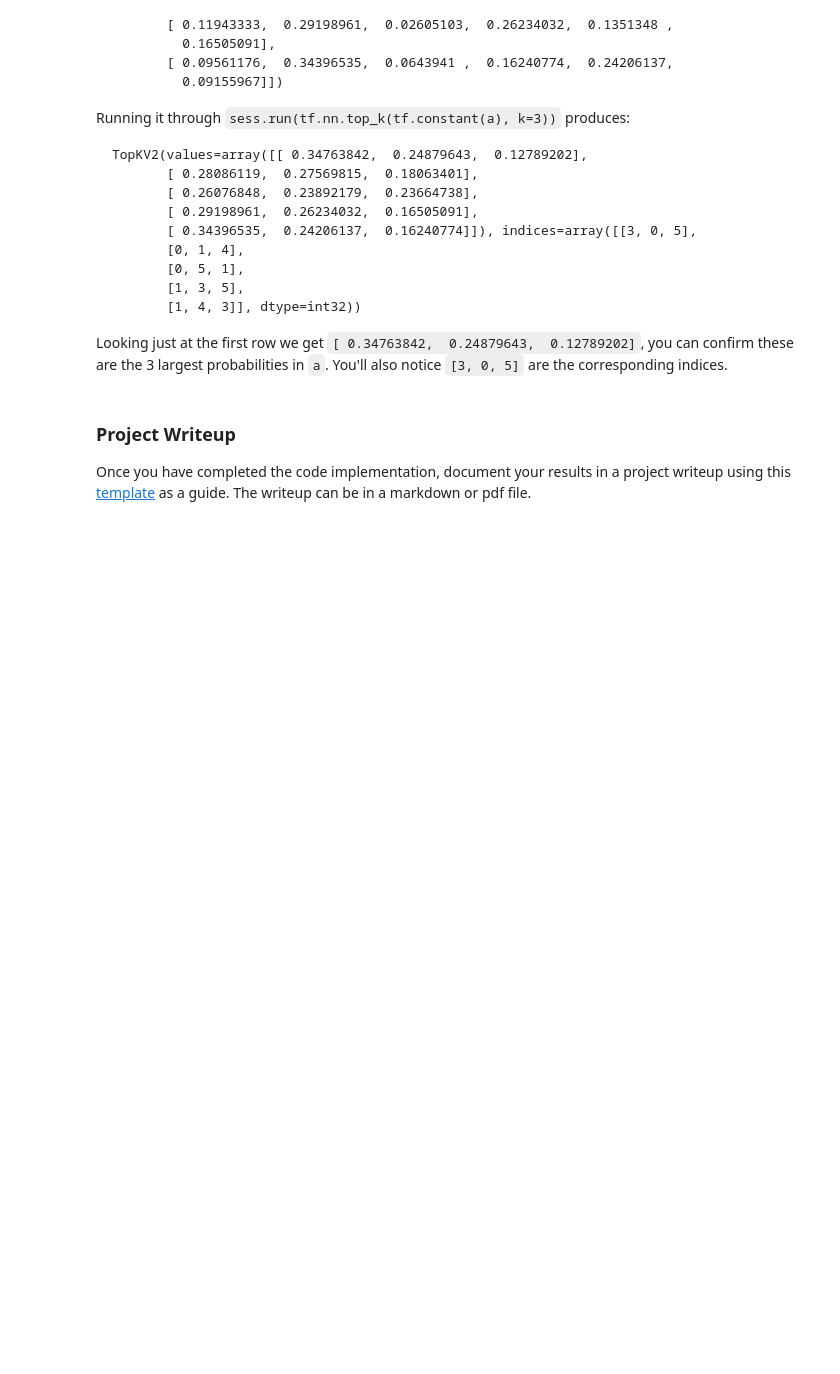
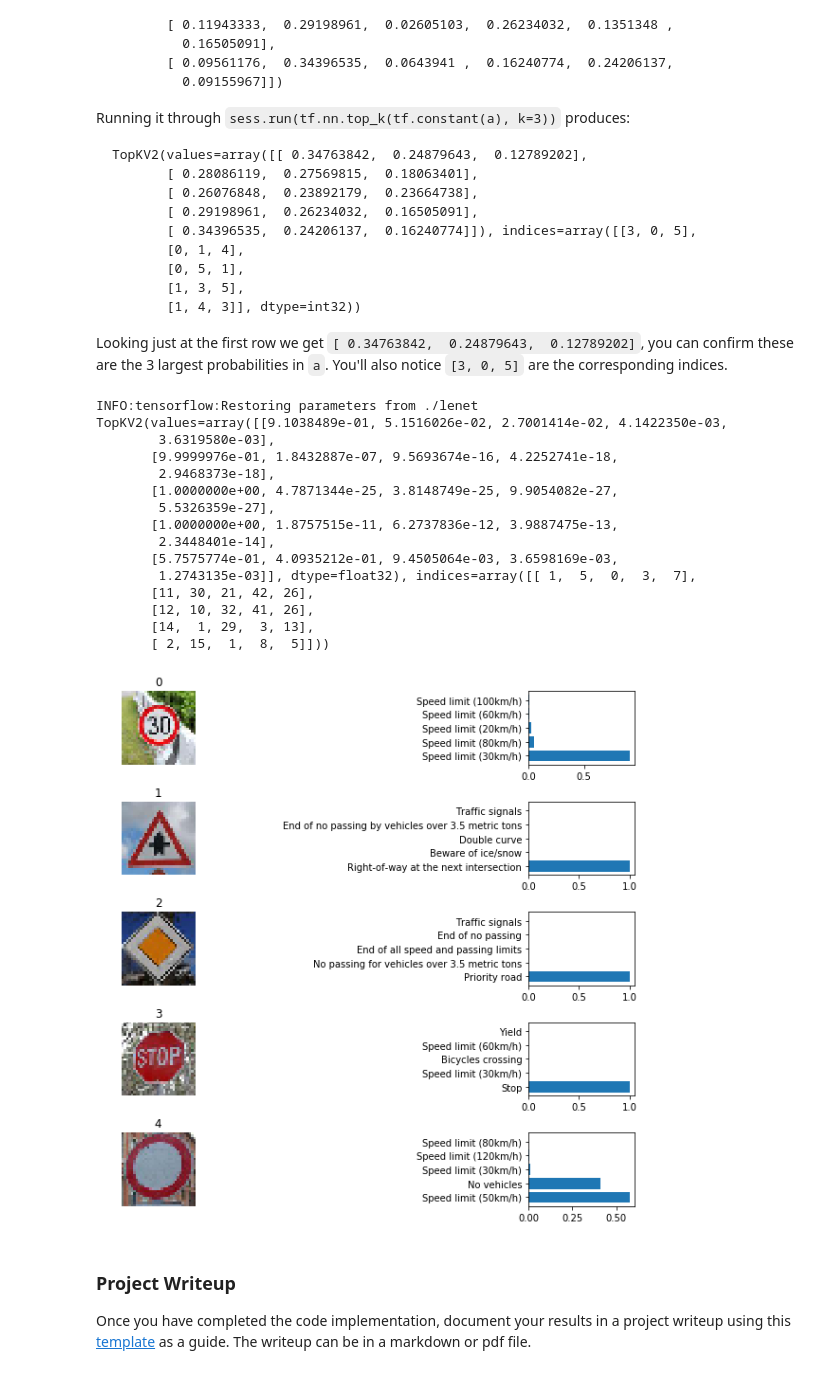
Before and after one commit to CK-Liu/P3-Traffic-Sign-Classifier, a Jupyter notebook: Traffic_Sign_Classifier.ipynb, the cells around one changed output. Cells and saved outputs as stored; diff of their text form; code cells hidden in the pictures; blank space fills up the shorter version.

```diff
--- a/Traffic_Sign_Classifier.ipynb
+++ b/Traffic_Sign_Classifier.ipynb
@@ -382,0 +552,21 @@ You may find `signnames.csv` useful as it contains mappings from the class id (i
+# %%
+### Run the predictions here and use the model to output the prediction for each image.
+### Make sure to pre-process the images with the same pre-processing pipeline used earlier.
+### Feel free to use as many code cells as needed.
+import tensorflow as tf
+# Pre-process the new images
+n_images_norm = (n_images - n_images.mean()) / (np.max(n_images) - np.min(n_images))
+n_images = n_images_norm
+
+#Make a prediction on the new images using the trained model
+with tf.Session() as sess:
+    saver.restore(sess, './lenet')
+    sign_ids = sess.run(tf.argmax(logits, 1), feed_dict={x: n_images, y: n_labels, keep_prob: 1})
+
+# output the results in the table
+print('-' * 98)
+print(" {p:^48} | {a:^48} ".format(p='PREDICTED', a='ACTUAL'))
+print('-' * 98)
+for i in range(len(sign_ids)):
+    print(' {p:^2} {strp:^45} | {a:^2} {stra:^45} '.format(
+        p=sign_ids[i], strp=sign_labels[int(sign_ids[i])], a=n_labels[i], stra=sign_labels[int(n_labels[i])]))
@@ -431,3 +630,42 @@ Looking just at the first row we get `[ 0.34763842,  0.24879643,  0.12789202]`,
+# %%
+### Print out the top five softmax probabilities for the predictions on the German traffic sign images found on the web.
+### Feel free to use as many code cells as needed.
+
+with tf.Session() as sess:
+    saver.restore(sess, './lenet')
+    top_5 = sess.run(tf.nn.top_k(tf.nn.softmax(logits), k=5),
+                     feed_dict={x: n_images, y: n_labels, keep_prob: 1})
+print(top_5)
+
+plt.figure(figsize=(10, 10))
+for i in range(5):
+    plt.subplot(5, 2, 2*i+1)
+    plt.subplots_adjust(wspace=3, hspace=0.5)
+    plt.imshow(n_images_gold[i])
+    plt.title(i)
+    plt.axis('off')
+    plt.subplot(5, 2, 2*i+2)
+    plt.barh(np.arange(1, 6, 1), top_5.values[i, :])
+    labelss=[sign_labels[j] for j in top_5.indices[i]]
+    plt.yticks(np.arange(1, 6, 1), labelss)
+plt.show()
+# %% [output]
+INFO:tensorflow:Restoring parameters from ./lenet
+TopKV2(values=array([[9.1038489e-01, 5.1516026e-02, 2.7001414e-02, 4.1422350e-03,
+        3.6319580e-03],
+       [9.9999976e-01, 1.8432887e-07, 9.5693674e-16, 4.2252741e-18,
+        2.9468373e-18],
+       [1.0000000e+00, 4.7871344e-25, 3.8148749e-25, 9.9054082e-27,
+        5.5326359e-27],
+       [1.0000000e+00, 1.8757515e-11, 6.2737836e-12, 3.9887475e-13,
+        2.3448401e-14],
+       [5.7575774e-01, 4.0935212e-01, 9.4505064e-03, 3.6598169e-03,
+        1.2743135e-03]], dtype=float32), indices=array([[ 1,  5,  0,  3,  7],
+       [11, 30, 21, 42, 26],
+       [12, 10, 32, 41, 26],
+       [14,  1, 29,  3, 13],
+       [ 2, 15,  1,  8,  5]]))
+[figure, added]
 # %% [markdown]
 ### Project Writeup
 
```
Also changed, not shown: parts of 23 cells of this notebook, 8 other files.
